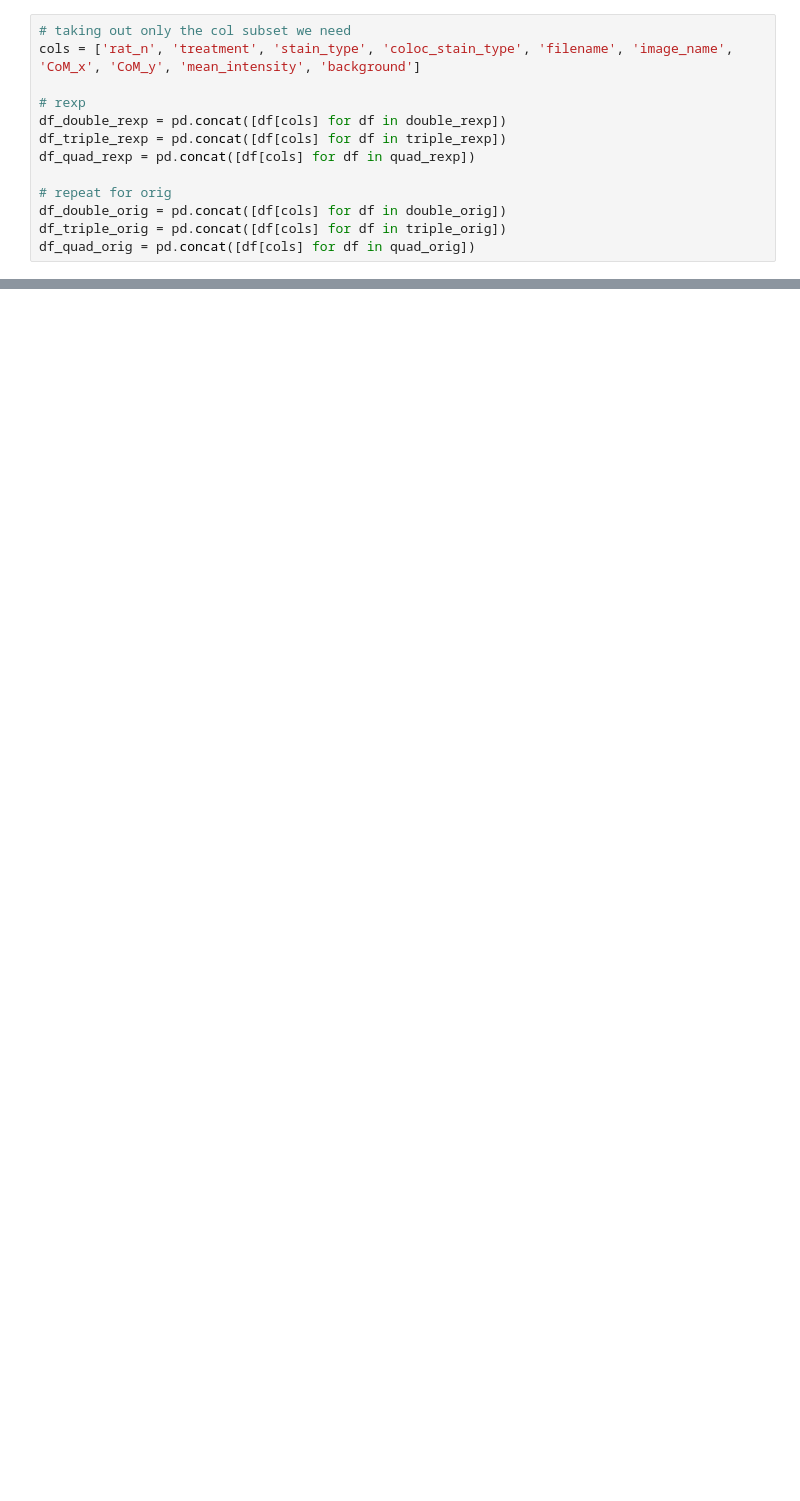
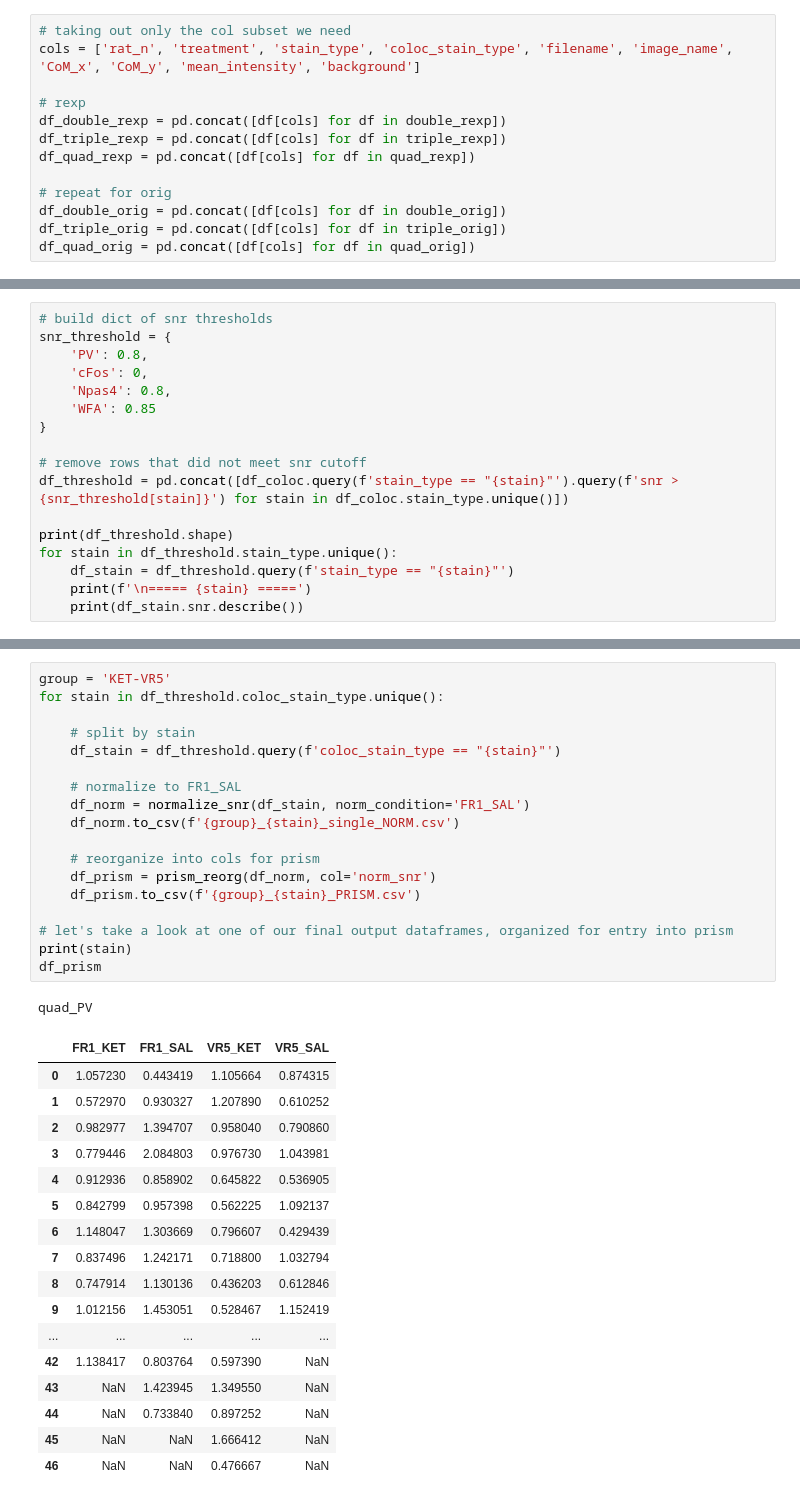
Before and after one commit to jonny-ramos/LRI, a Jupyter notebook: Image ROI Data Wrangling/KETAMINE-VR5/updated doublet roi selection/colocalized data/KET-VR5 Image Data Wrangling, SNR thresholding.ipynb, the cells around one changed output, grey strips where cells are left out. Saved outputs shown, nothing was run; the diff lists cells and outputs as text; blank space fills up the shorter version.

```diff
--- a/Image ROI Data Wrangling/KETAMINE-VR5/updated doublet roi selection/colocalized data/KET-VR5 Image Data Wrangling, SNR thresholding.ipynb
+++ b/Image ROI Data Wrangling/KETAMINE-VR5/updated doublet roi selection/colocalized data/KET-VR5 Image Data Wrangling, SNR thresholding.ipynb
@@ -417,0 +500,17 @@ print(df_quad.shape)
+# %%
+# build dict of snr thresholds
+snr_threshold = {
+    'PV': 0.8,
+    'cFos': 0,
+    'Npas4': 0.8,
+    'WFA': 0.85
+}
+
+# remove rows that did not meet snr cutoff
+df_threshold = pd.concat([df_coloc.query(f'stain_type == "{stain}"').query(f'snr > {snr_threshold[stain]}') for stain in df_coloc.stain_type.unique()])
+
+print(df_threshold.shape)
+for stain in df_threshold.stain_type.unique():
+    df_stain = df_threshold.query(f'stain_type == "{stain}"')
+    print(f'\n===== {stain} =====')
+    print(df_stain.snr.describe())
@@ -417,0 +756,37 @@ print(df_quad.shape)
+# %%
+group = 'KET-VR5'
+for stain in df_threshold.coloc_stain_type.unique():
+
+    # split by stain
+    df_stain = df_threshold.query(f'coloc_stain_type == "{stain}"')
+
+    # normalize to FR1_SAL
+    df_norm = normalize_snr(df_stain, norm_condition='FR1_SAL')
+    df_norm.to_csv(f'{group}_{stain}_single_NORM.csv')
+
+    # reorganize into cols for prism
+    df_prism = prism_reorg(df_norm, col='norm_snr')
+    df_prism.to_csv(f'{group}_{stain}_PRISM.csv')
+
+# let's take a look at one of our final output dataframes, organized for entry into prism
+print(stain)
+df_prism
+# %% [output]
+quad_PV
+|  | FR1_KET | FR1_SAL | VR5_KET | VR5_SAL |
+| 0 | 1.057230 | 0.443419 | 1.105664 | 0.874315 |
+| 1 | 0.572970 | 0.930327 | 1.207890 | 0.610252 |
+| 2 | 0.982977 | 1.394707 | 0.958040 | 0.790860 |
+| 3 | 0.779446 | 2.084803 | 0.976730 | 1.043981 |
+| 4 | 0.912936 | 0.858902 | 0.645822 | 0.536905 |
+| 5 | 0.842799 | 0.957398 | 0.562225 | 1.092137 |
+| 6 | 1.148047 | 1.303669 | 0.796607 | 0.429439 |
+| 7 | 0.837496 | 1.242171 | 0.718800 | 1.032794 |
+| 8 | 0.747914 | 1.130136 | 0.436203 | 0.612846 |
+| 9 | 1.012156 | 1.453051 | 0.528467 | 1.152419 |
+| ... | ... | ... | ... | ... |
+| 42 | 1.138417 | 0.803764 | 0.597390 | NaN |
+| 43 | NaN | 1.423945 | 1.349550 | NaN |
+| 44 | NaN | 0.733840 | 0.897252 | NaN |
+| 45 | NaN | NaN | 1.666412 | NaN |
+| 46 | NaN | NaN | 0.476667 | NaN |
```
Also changed, not shown: parts of 19 cells of this notebook.
